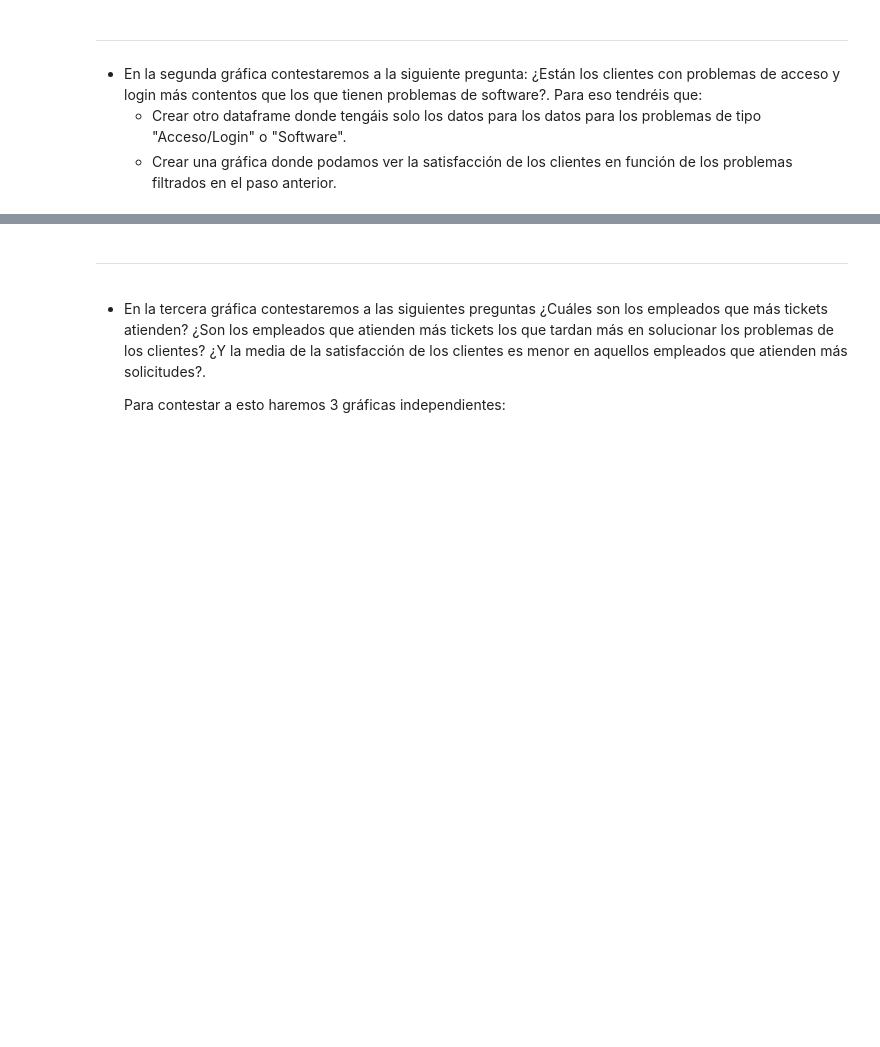
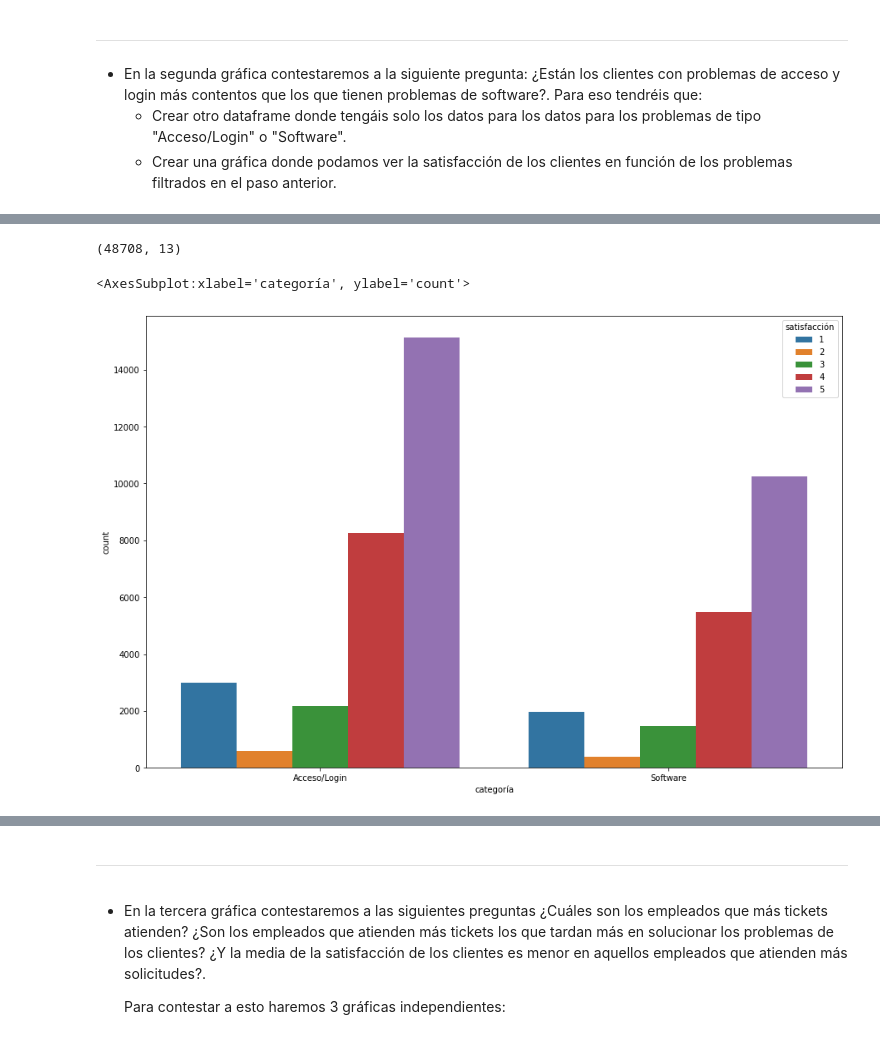
Before and after one commit to Adalab/promo_d_da_modulo2_sprint2_Cristina-Paloma, a Jupyter notebook: EDA/EDA-3.ipynb, the cells around one changed output, grey strips where cells are left out. Saved outputs shown, nothing was run; the diff lists cells and outputs as text; code cells hidden in the pictures; blank space fills up the shorter version.

```diff
--- a/EDA/EDA-3.ipynb
+++ b/EDA/EDA-3.ipynb
@@ -40,0 +79,2 @@ df.sample(3)
+# %%
+df_filtrado = df[df['categoría'].isin(['Acceso/Login', 'Software'])]
@@ -40,0 +89,9 @@ df.sample(3)
+# %%
+df_filtrado.shape
+# %% [output]
+(48708, 13)
+# %%
+sns.countplot(x = 'categoría', hue = 'satisfacción', data = df_filtrado)
+# %% [output]
+<AxesSubplot:xlabel='categoría', ylabel='count'>
+[figure, added]
```
Also changed, not shown: parts of 20 cells of this notebook.
